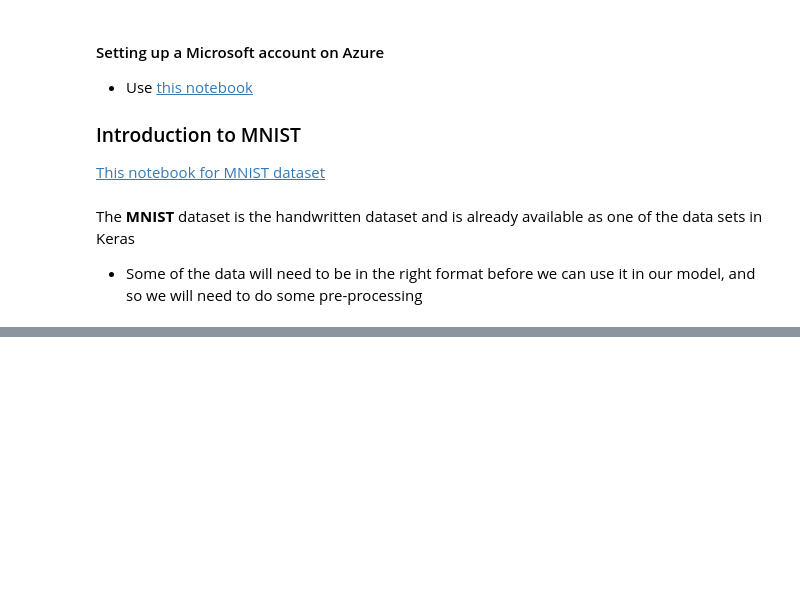
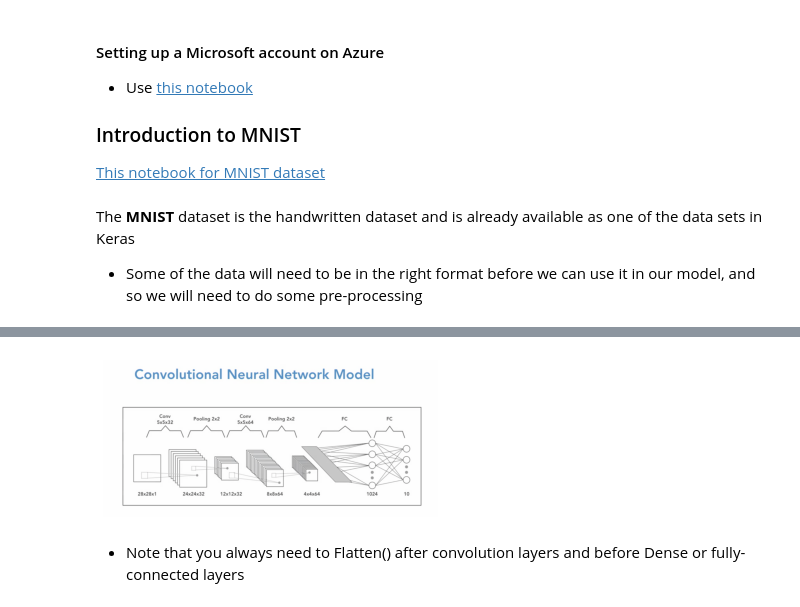
Before and after one commit to anmorgan24/Springboard, a Jupyter notebook: Notes/Neural_Networks_and_Convolutional_Neural_Networks.ipynb, the cells around one changed output, grey strips where cells are left out. Drawn from its saved outputs; the diff is of its cells as text; code cells hidden in the pictures; blank space fills up the shorter version.

Commit message:
neural networks notes

```diff
--- a/Notes/Neural_Networks_and_Convolutional_Neural_Networks.ipynb
+++ b/Notes/Neural_Networks_and_Convolutional_Neural_Networks.ipynb
@@ -215,0 +278,6 @@ The **MNIST** dataset is the handwritten dataset and is already available as one
+# %%
+show_image(plt.imread('data/convolutional_model.png'))
+# %% [output]
+[figure, added]
+# %% [markdown]
+* Note that you always need to Flatten() after convolution layers and before Dense or fully-connected layers
```
Also changed, not shown: parts of 9 cells of this notebook.
